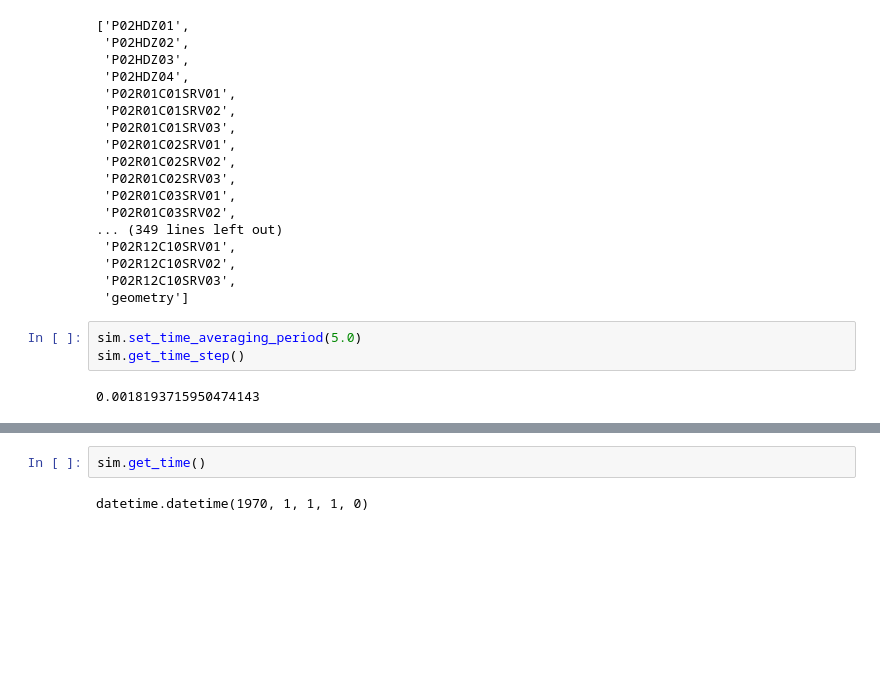
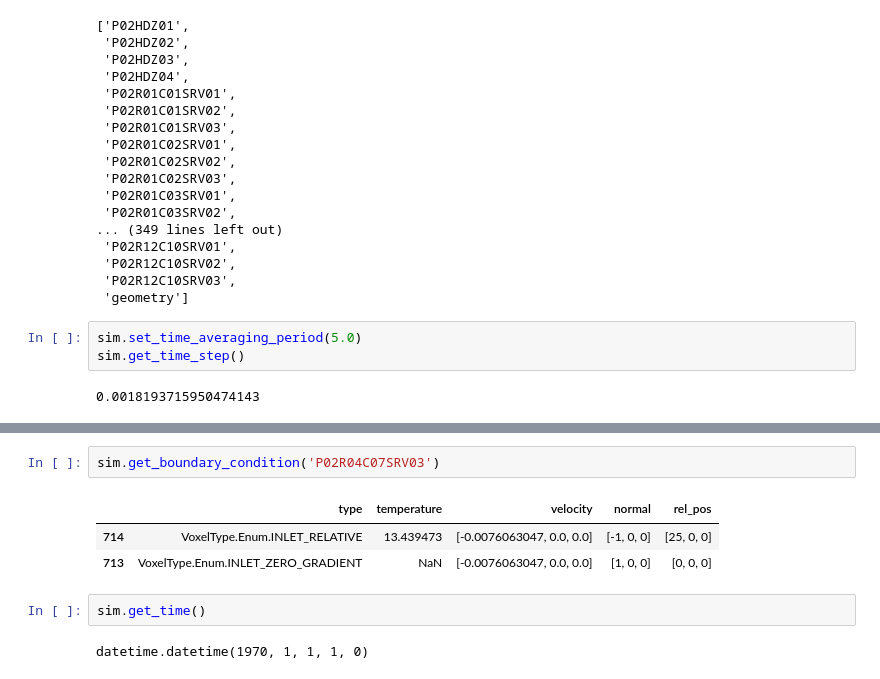
Before and after one commit to jsjolund/rafsine, a Jupyter notebook: rafsine.ipynb, the cells around one changed output, grey strips where cells are left out. Drawn from its saved outputs; the diff is of its cells as text; blank space fills up the shorter version.

```diff
--- a/rafsine.ipynb
+++ b/rafsine.ipynb
@@ -64,3 +69,9 @@ sim.get_boundary_conditions()
+# %%
+sim.get_boundary_condition('P02R04C07SRV03')
+# %% [output]
+|  | type | temperature | velocity | normal | rel_pos |
+| 714 | VoxelType.Enum.INLET_RELATIVE | 13.439473 | [-0.0076063047, 0.0, 0.0] | [-1, 0, 0] | [25, 0, 0] |
+| 713 | VoxelType.Enum.INLET_ZERO_GRADIENT | NaN | [-0.0076063047, 0.0, 0.0] | [1, 0, 0] | [0, 0, 0] |
 # %%
 sim.get_time()
 # %% [output]
```
Also changed, not shown: parts of 3 cells of this notebook, 5 other files.
